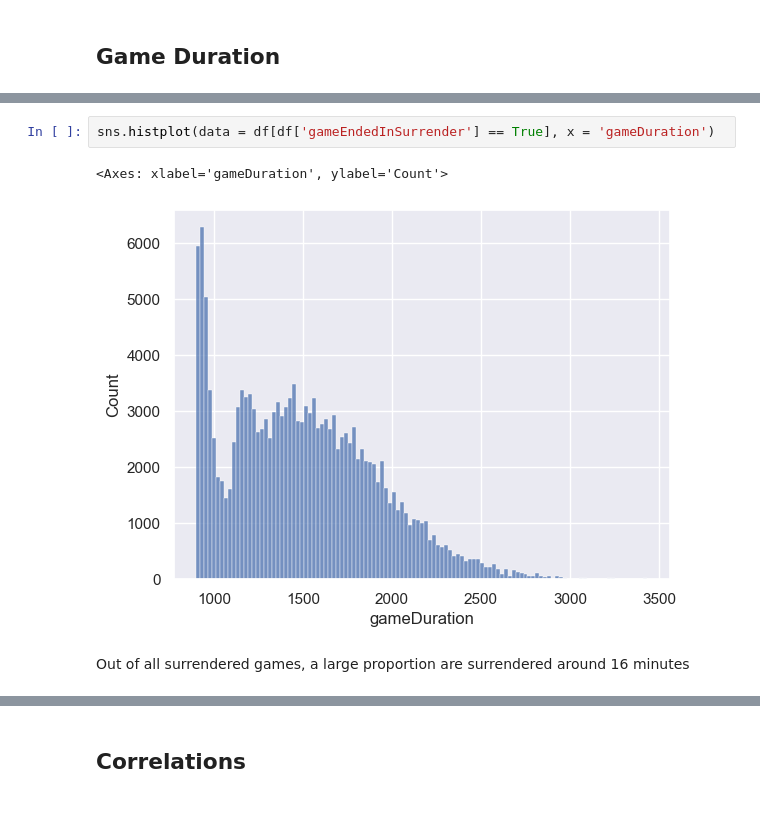
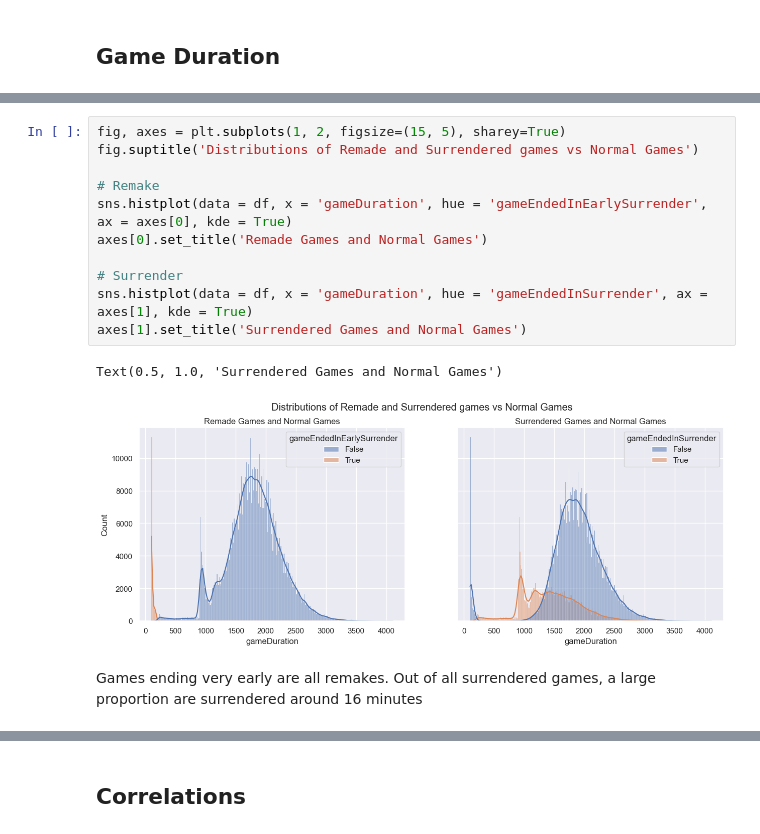
Before and after one commit to mannkenn/LeagueOfLegendsPrediction, a Jupyter notebook: clustering/clusteringchamps.ipynb, the cells around one changed output, grey strips where cells are left out. Cells and saved outputs as stored; diff of their text form.

```diff
--- a/clustering/clusteringchamps.ipynb
+++ b/clustering/clusteringchamps.ipynb
@@ -247,10 +177,19 @@ Normally distributed except huge spike at the 16 minute mark. Most likely repres
-# %%
-sns.histplot(data = df[df['gameEndedInSurrender'] == True], x = 'gameDuration')
-# %% [output]
-<Axes: xlabel='gameDuration', ylabel='Count'>
-[figure, removed]
+# %%
+fig, axes = plt.subplots(1, 2, figsize=(15, 5), sharey=True)
+fig.suptitle('Distributions of Remade and Surrendered games vs Normal Games')
+
+# Remake
+sns.histplot(data = df, x = 'gameDuration', hue = 'gameEndedInEarlySurrender', ax = axes[0], kde = True)
+axes[0].set_title('Remade Games and Normal Games')
+
+# Surrender
+sns.histplot(data = df, x = 'gameDuration', hue = 'gameEndedInSurrender', ax = axes[1], kde = True)
+axes[1].set_title('Surrendered Games and Normal Games')
+# %% [output]
+Text(0.5, 1.0, 'Surrendered Games and Normal Games')
+[figure, added]
 # %% [markdown]
-Out of all surrendered games, a large proportion are surrendered around 16 minutes
+Games ending very early are all remakes. Out of all surrendered games, a large proportion are surrendered around 16 minutes
 # %%
 print("Average Surrendered Game Duration: %.2f minutes" % (df['gameDuration'][df['gameEndedInSurrender'] == True].mean()/60))
 print("Median Surrendered Game Duration: %.2f minutes" % (df['gameDuration'][df['gameEndedInSurrender'] == True].median()/60))
```
Also changed, not shown: parts of 26 cells of this notebook.
